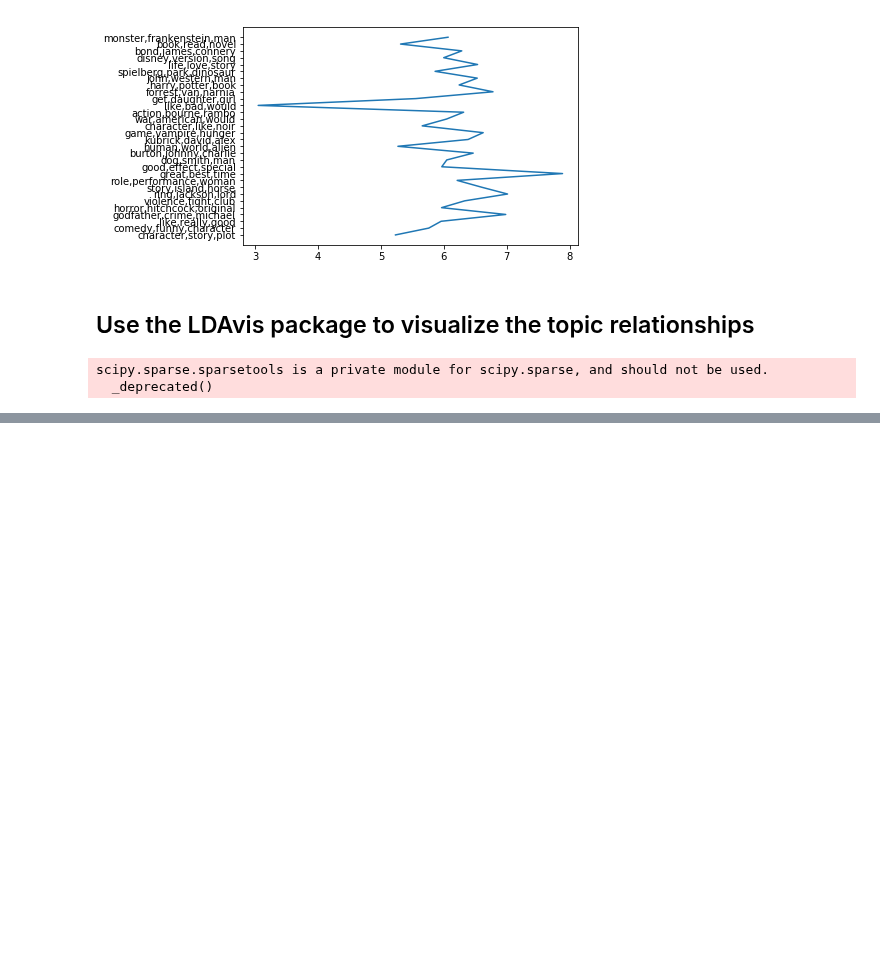
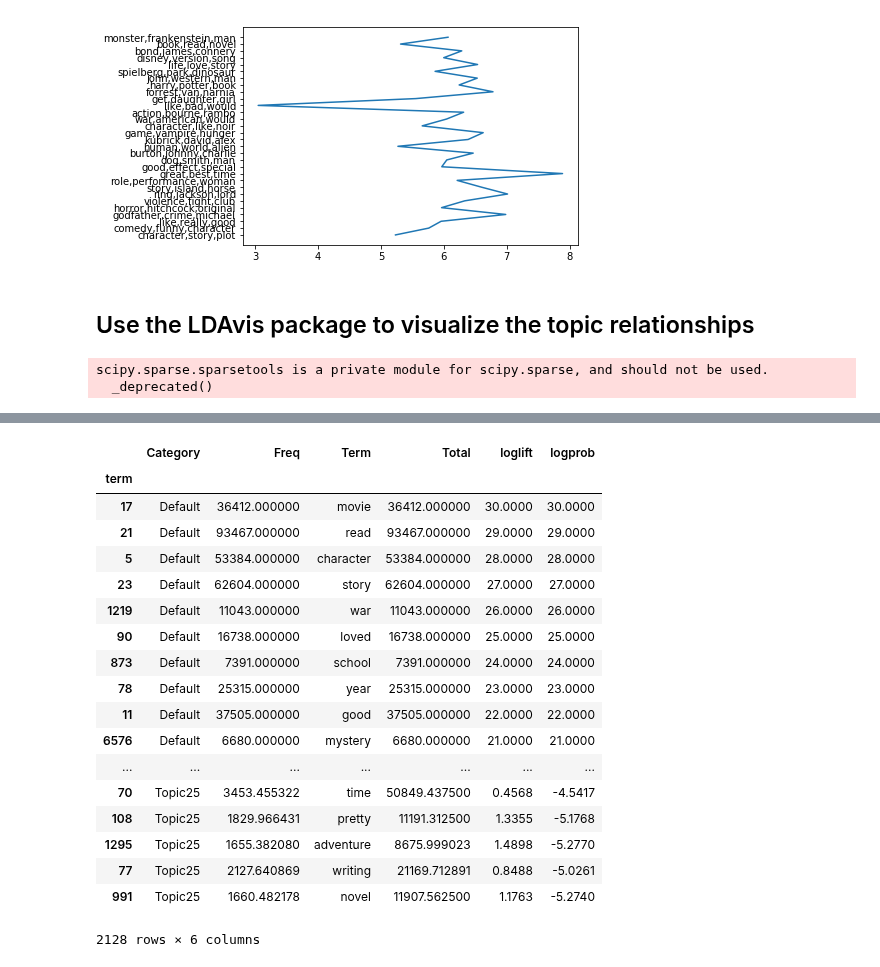
Before and after one commit to CaptainDylan/Books_Films, a Jupyter notebook: Topic_Analysis/Visualization-Books.ipynb, the cells around one changed output, grey strips where cells are left out. Saved outputs shown, nothing was run; the diff lists cells and outputs as text; code cells hidden in the pictures; blank space fills up the shorter version.

Commit message:
Book topic updates

```diff
--- a/Topic_Analysis/Visualization-Books.ipynb
+++ b/Topic_Analysis/Visualization-Books.ipynb
@@ -65,0 +87,22 @@ pyLDAvis.display(lda_display)
+# %%
+lda_display.topic_info
+# %% [output]
+|  | Category | Freq | Term | Total | loglift | logprob |
+| term |  |  |  |  |  |  |
+| 17 | Default | 36412.000000 | movie | 36412.000000 | 30.0000 | 30.0000 |
+| 21 | Default | 93467.000000 | read | 93467.000000 | 29.0000 | 29.0000 |
+| 5 | Default | 53384.000000 | character | 53384.000000 | 28.0000 | 28.0000 |
+| 23 | Default | 62604.000000 | story | 62604.000000 | 27.0000 | 27.0000 |
+| 1219 | Default | 11043.000000 | war | 11043.000000 | 26.0000 | 26.0000 |
+| 90 | Default | 16738.000000 | loved | 16738.000000 | 25.0000 | 25.0000 |
+| 873 | Default | 7391.000000 | school | 7391.000000 | 24.0000 | 24.0000 |
+| 78 | Default | 25315.000000 | year | 25315.000000 | 23.0000 | 23.0000 |
+| 11 | Default | 37505.000000 | good | 37505.000000 | 22.0000 | 22.0000 |
+| 6576 | Default | 6680.000000 | mystery | 6680.000000 | 21.0000 | 21.0000 |
+| ... | ... | ... | ... | ... | ... | ... |
+| 70 | Topic25 | 3453.455322 | time | 50849.437500 | 0.4568 | -4.5417 |
+| 108 | Topic25 | 1829.966431 | pretty | 11191.312500 | 1.3355 | -5.1768 |
+| 1295 | Topic25 | 1655.382080 | adventure | 8675.999023 | 1.4898 | -5.2770 |
+| 77 | Topic25 | 2127.640869 | writing | 21169.712891 | 0.8488 | -5.0261 |
+| 991 | Topic25 | 1660.482178 | novel | 11907.562500 | 1.1763 | -5.2740 |
+2128 rows × 6 columns
```
Also changed, not shown: parts of 1 cell of this notebook, 7 other files.
